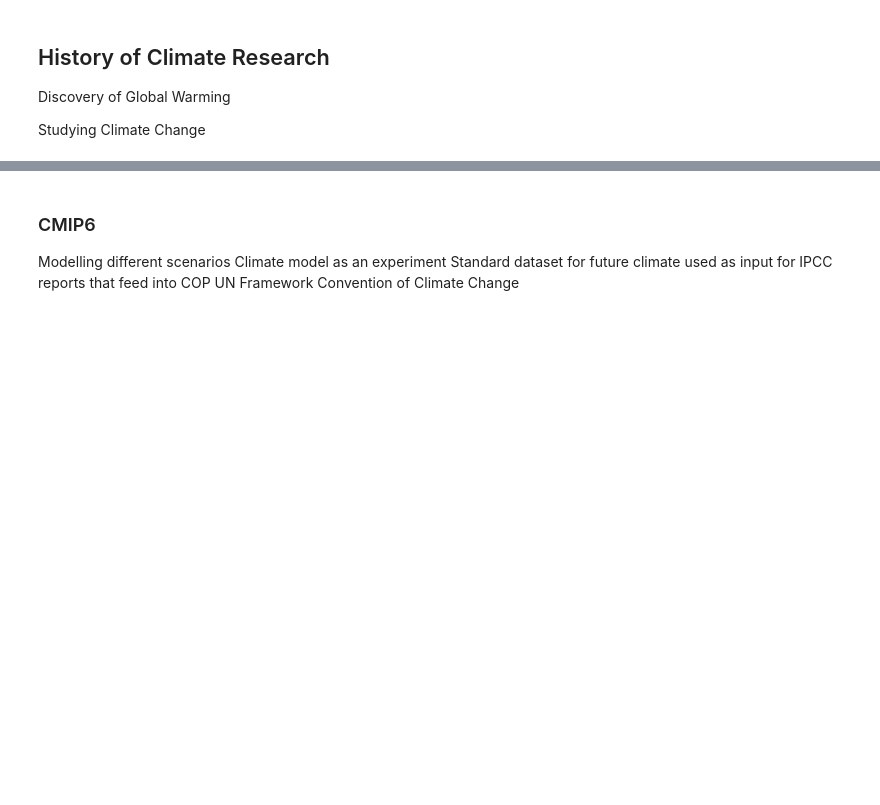
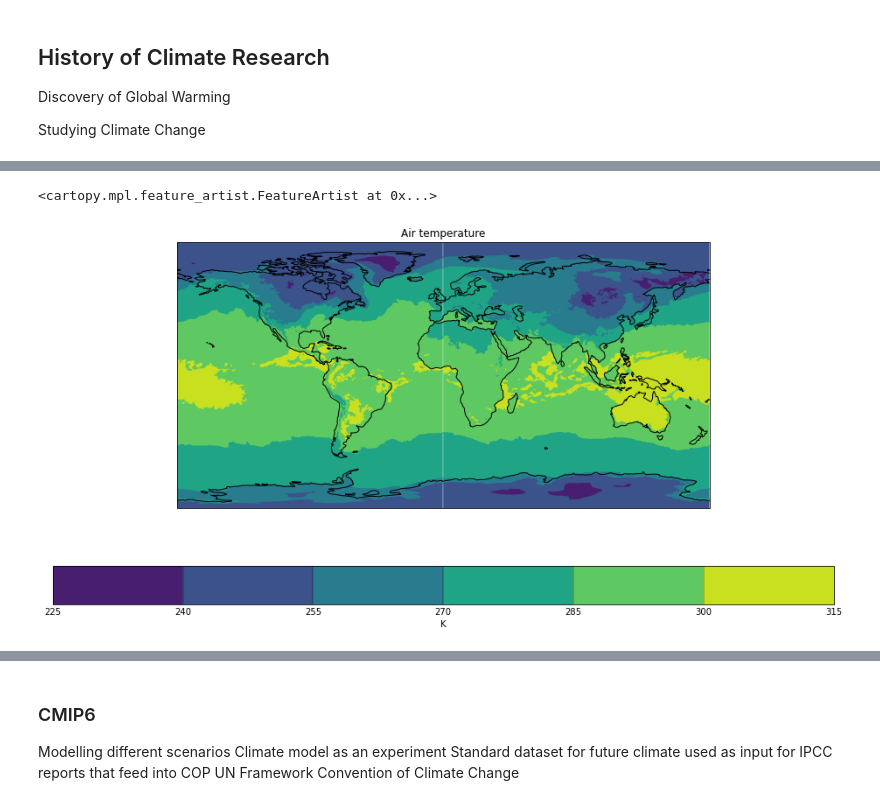
Before and after one commit to informatics-lab/UsingClimateData, a Jupyter notebook: 01_introduction_to_climate_change.ipynb, the cells around one changed output, grey strips where cells are left out. Cells and saved outputs as stored; diff of their text form; code cells hidden in the pictures; blank space fills up the shorter version.

```diff
--- a/01_introduction_to_climate_change.ipynb
+++ b/01_introduction_to_climate_change.ipynb
@@ -48,0 +92,9 @@ The other source is climate climate simulations. As a starting point we use clim
+# %%
+current_var = 'air_temperature_at_2_metres'
+current_month = datetime.datetime(2019,1,1)
+# %%
+fs1 = s3fs.S3FileSystem()
+path1 = f's3://{era5_bucket}/{current_month.year:04d}/{current_month.month:02d}/data/{current_var}.nc'
+fileObj1 = fs1.open(path1)
+temp_201901 = xr.open_dataset(fileObj1, engine='h5netcdf')
+temp_201901
@@ -48,0 +114,2 @@ The other source is climate climate simulations. As a starting point we use clim
+# %%
+tem_cube = temp_201901[current_var][0,:,:].to_iris()
@@ -48,0 +132,8 @@ The other source is climate climate simulations. As a starting point we use clim
+# %%
+fig1 = matplotlib.pyplot.figure(figsize=(16,8))
+ax1 = fig1.add_subplot(1,1,1,projection=cartopy.crs.PlateCarree())
+iris.quickplot.contourf(tem_cube,axes=ax1)
+ax1.coastlines()
+# %% [output]
+<cartopy.mpl.feature_artist.FeatureArtist at 0x...>
+[figure, added]
```
Also changed, not shown: parts of 23 cells of this notebook.
